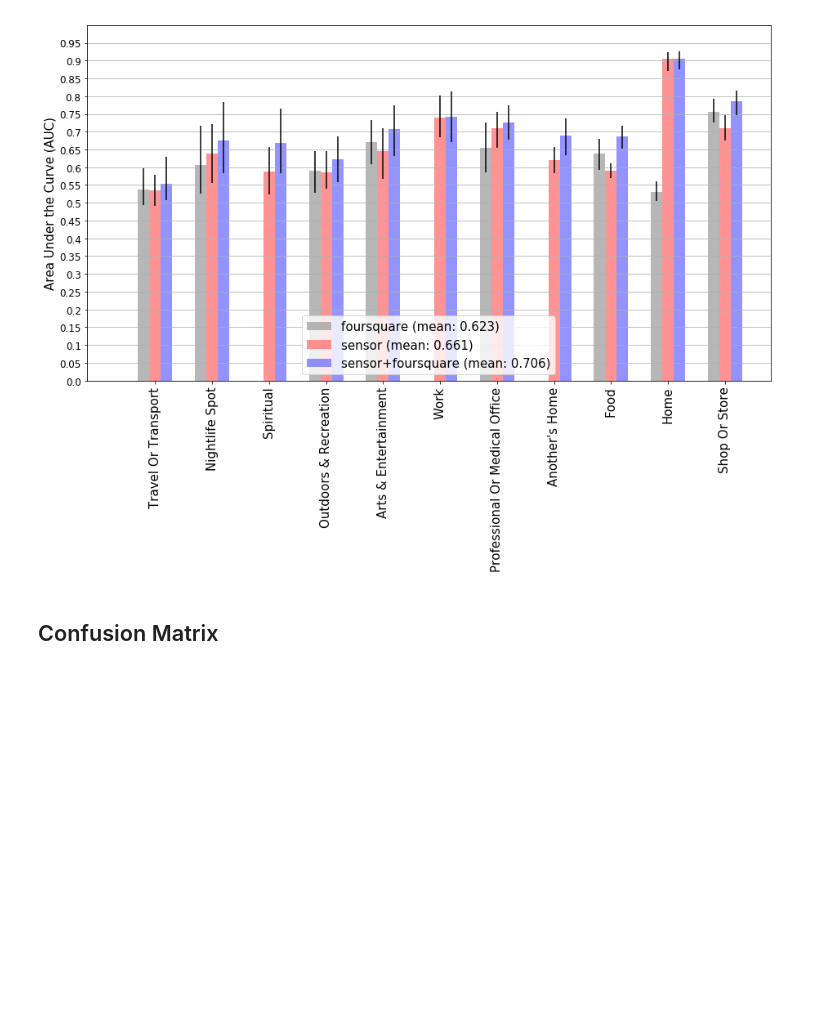
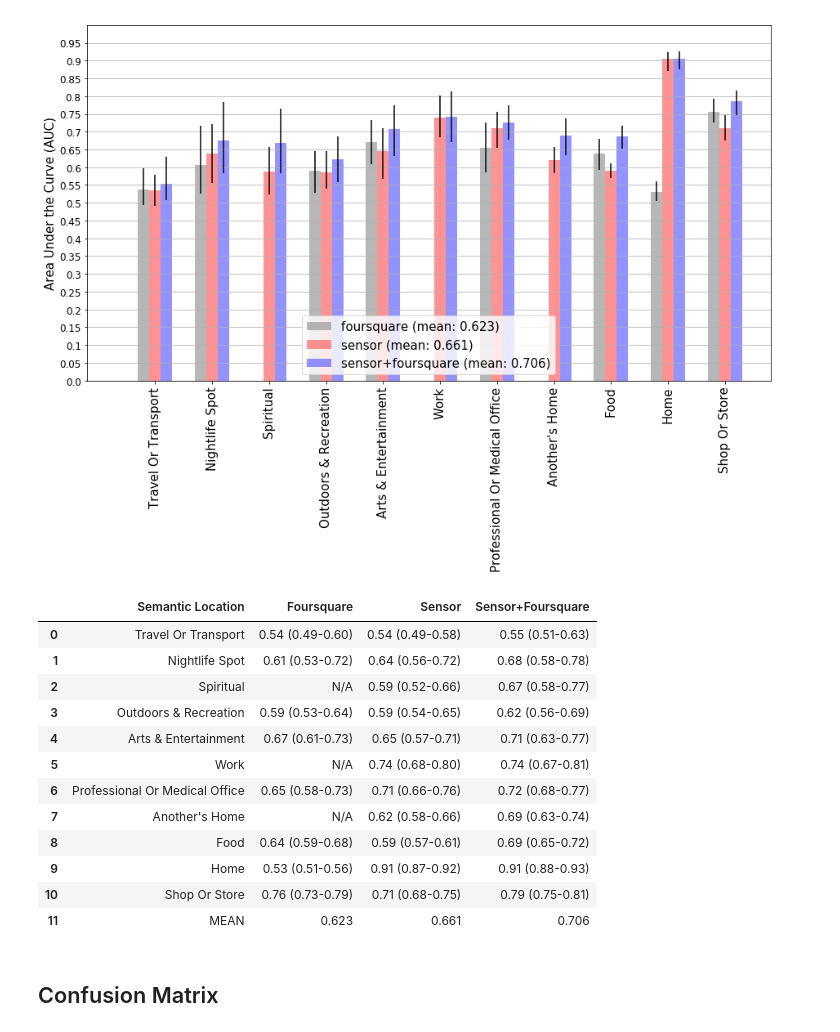
Before and after one commit to sosata/CS120DataAnalysis, a Jupyter notebook: SemanticLocation/show_accuracy_global.ipynb, the cells around one changed output. Cells and saved outputs as stored; diff of their text form; code cells hidden in the pictures; blank space fills up the shorter version.

```diff
--- a/SemanticLocation/show_accuracy_global.ipynb
+++ b/SemanticLocation/show_accuracy_global.ipynb
@@ -123,19 +123,33 @@ print(auc_mean_all)
 # %%
 import pandas as pd
 tab = pd.DataFrame(columns=['Semantic Location','Foursquare','Sensor','Sensor+Foursquare'])
 for i in range(len(state_top)):
     tab.loc[i,'Semantic Location'] = state_top[i]
     tab.loc[i,'Foursquare'] = '{:.2f} ({:.2f}-{:.2f})'.format(auc_mean_fsq[i], auc_ci_lo_fsq[i], auc_ci_hi_fsq[i])
     tab.loc[i,'Sensor'] = '{:.2f} ({:.2f}-{:.2f})'.format(auc_mean_sensor[i], auc_ci_lo_sensor[i], auc_ci_hi_sensor[i])
     tab.loc[i,'Sensor+Foursquare'] = '{:.2f} ({:.2f}-{:.2f})'.format(auc_mean_all[i], auc_ci_lo_all[i], auc_ci_hi_all[i])
 tab.loc[2,'Foursquare']='N/A'
 tab.loc[5,'Foursquare']='N/A'
 tab.loc[7,'Foursquare']='N/A'
 tab.loc[11,'Semantic Location'] = 'MEAN'
-tab.loc[11,'Foursquare'] = '{:.2f}'.format(np.nanmean(auc_mean_fsq))
-tab.loc[11,'Sensor'] = '{:.2f}'.format(np.nanmean(auc_mean_sensor))
-tab.loc[11,'Sensor+Foursquare'] = '{:.2f}'.format(np.nanmean(auc_mean_all))
+tab.loc[11,'Foursquare'] = '{:.3f}'.format(np.nanmean(auc_mean_fsq))
+tab.loc[11,'Sensor'] = '{:.3f}'.format(np.nanmean(auc_mean_sensor))
+tab.loc[11,'Sensor+Foursquare'] = '{:.3f}'.format(np.nanmean(auc_mean_all))
 tab
+# %% [output]
+|  | Semantic Location | Foursquare | Sensor | Sensor+Foursquare |
+| 0 | Travel Or Transport | 0.54 (0.49-0.60) | 0.54 (0.49-0.58) | 0.55 (0.51-0.63) |
+| 1 | Nightlife Spot | 0.61 (0.53-0.72) | 0.64 (0.56-0.72) | 0.68 (0.58-0.78) |
+| 2 | Spiritual | N/A | 0.59 (0.52-0.66) | 0.67 (0.58-0.77) |
+| 3 | Outdoors & Recreation | 0.59 (0.53-0.64) | 0.59 (0.54-0.65) | 0.62 (0.56-0.69) |
+| 4 | Arts & Entertainment | 0.67 (0.61-0.73) | 0.65 (0.57-0.71) | 0.71 (0.63-0.77) |
+| 5 | Work | N/A | 0.74 (0.68-0.80) | 0.74 (0.67-0.81) |
+| 6 | Professional Or Medical Office | 0.65 (0.58-0.73) | 0.71 (0.66-0.76) | 0.72 (0.68-0.77) |
+| 7 | Another's Home | N/A | 0.62 (0.58-0.66) | 0.69 (0.63-0.74) |
+| 8 | Food | 0.64 (0.59-0.68) | 0.59 (0.57-0.61) | 0.69 (0.65-0.72) |
+| 9 | Home | 0.53 (0.51-0.56) | 0.91 (0.87-0.92) | 0.91 (0.88-0.93) |
+| 10 | Shop Or Store | 0.76 (0.73-0.79) | 0.71 (0.68-0.75) | 0.79 (0.75-0.81) |
+| 11 | MEAN | 0.623 | 0.661 | 0.706 |
 # %% [markdown]
 ## Confusion Matrix
 # %%
```
Also changed, not shown: parts of 1 cell of this notebook, 3 other files.
